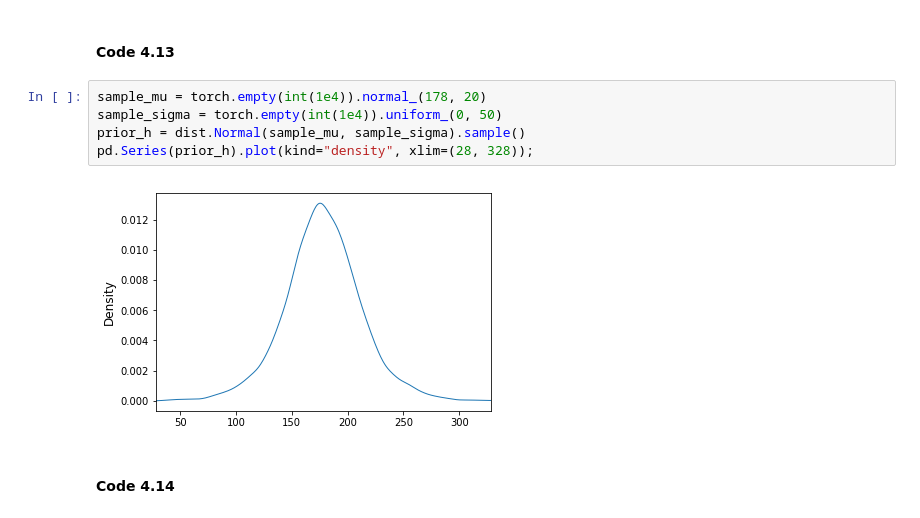
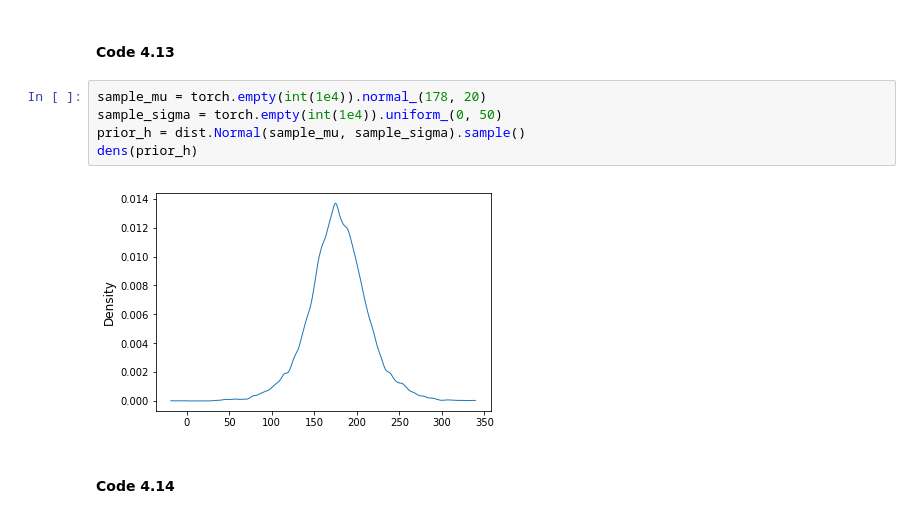
Before and after one commit to fehiepsi/rethinking-pyro, a Jupyter notebook: notebooks/04_linear_models.ipynb, the cells around one changed output. Cells and saved outputs as stored; diff of their text form.

```diff
--- a/notebooks/04_linear_models.ipynb
+++ b/notebooks/04_linear_models.ipynb
@@ -107,10 +107,10 @@ plt.plot(x.tolist(), dist.Uniform(0, 50).log_prob(x).exp().tolist());
 # %%
 sample_mu = torch.empty(int(1e4)).normal_(178, 20)
 sample_sigma = torch.empty(int(1e4)).uniform_(0, 50)
 prior_h = dist.Normal(sample_mu, sample_sigma).sample()
-pd.Series(prior_h).plot(kind="density", xlim=(28, 328));
+dens(prior_h)
 # %% [output]
-[figure, old version]
+[figure, new version]
 # %% [markdown]
 #### Code 4.14
 # %%
```
Also changed, not shown: parts of 16 cells of this notebook, 5 other files.
